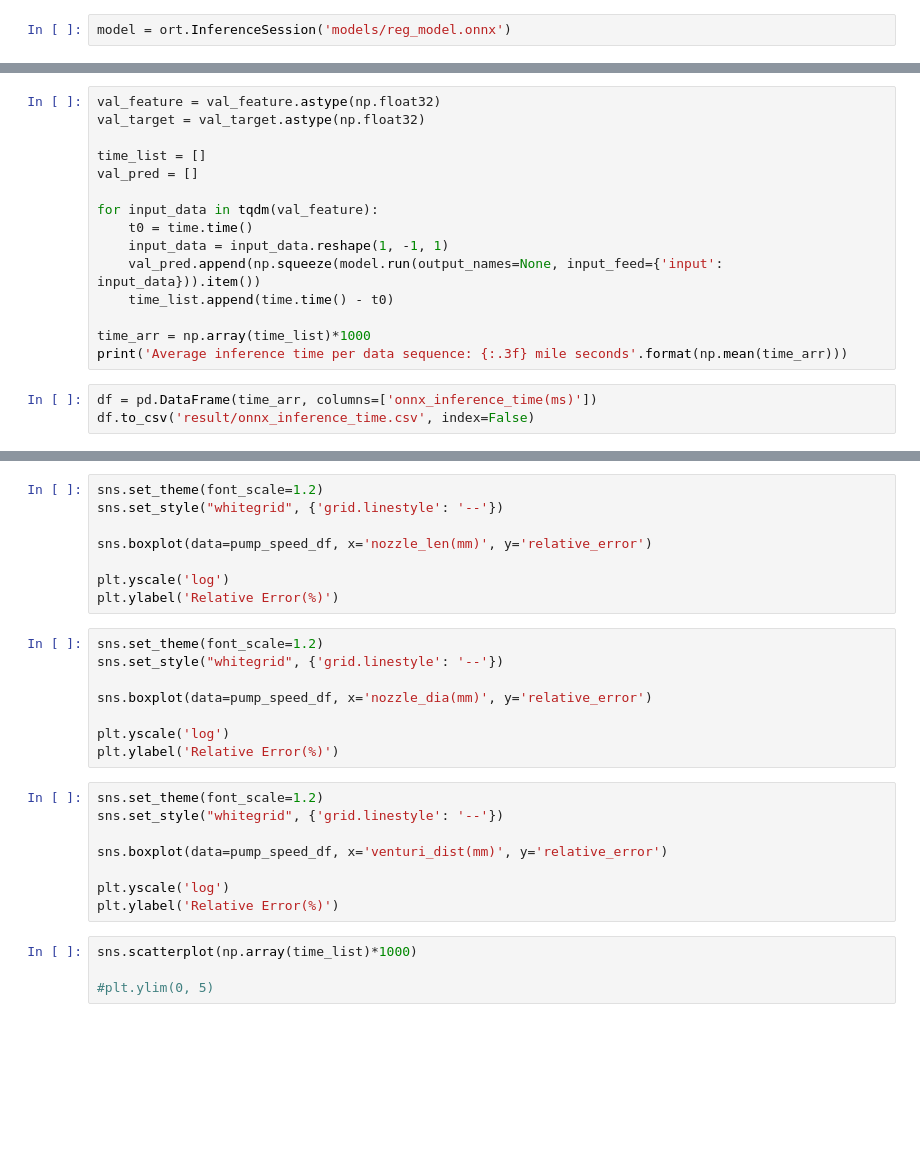
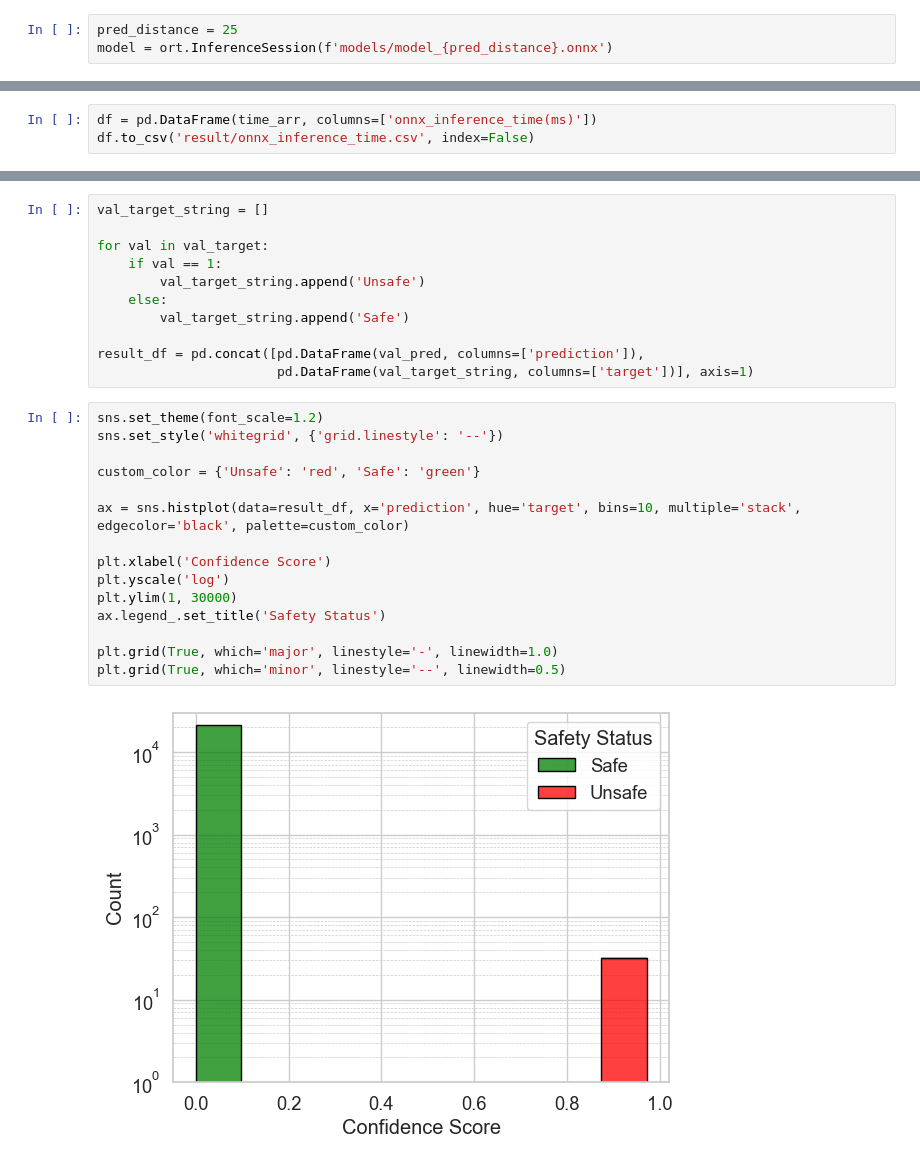
Before and after one commit to jinbeomjeong/forecast_pile_driver_load, a Jupyter notebook: analysis_onnx_model.ipynb, the cells around one changed output, grey strips where cells are left out. Saved outputs shown, nothing was run; the diff lists cells and outputs as text; blank space fills up the shorter version.

```diff
--- a/analysis_onnx_model.ipynb
+++ b/analysis_onnx_model.ipynb
@@ -9,5 +13,6 @@ from tqdm.notebook import tqdm
 # %%
-model = ort.InferenceSession('models/reg_model.onnx')
+pred_distance = 25
+model = ort.InferenceSession(f'models/model_{pred_distance}.onnx')
 # %%
 train_data = load_logging_data(data_root_path='data/train')
 val_data = load_logging_data(data_root_path='data/val')
@@ -93,18 +114,3 @@ print('Average inference time per data sequence: {:.3f} mile seconds'.format(np.
-# %%
-val_feature = val_feature.astype(np.float32)
-val_target = val_target.astype(np.float32)
-
-time_list = []
-val_pred = []
-
-for input_data in tqdm(val_feature):
-    t0 = time.time()
-    input_data = input_data.reshape(1, -1, 1)
-    val_pred.append(np.squeeze(model.run(output_names=None, input_feed={'input': input_data})).item())
-    time_list.append(time.time() - t0)
-
-time_arr = np.array(time_list)*1000
-print('Average inference time per data sequence: {:.3f} mile seconds'.format(np.mean(time_arr)))
 # %%
 df = pd.DataFrame(time_arr, columns=['onnx_inference_time(ms)'])
 df.to_csv('result/onnx_inference_time.csv', index=False)
@@ -166,28 +117,28 @@ plt.ylabel('Relative Error(%)')
-# %%
-sns.set_theme(font_scale=1.2)
-sns.set_style("whitegrid", {'grid.linestyle': '--'})
-
-sns.boxplot(data=pump_speed_df, x='nozzle_len(mm)', y='relative_error')
-
-plt.yscale('log')
-plt.ylabel('Relative Error(%)')
-# %%
-sns.set_theme(font_scale=1.2)
-sns.set_style("whitegrid", {'grid.linestyle': '--'})
-
-sns.boxplot(data=pump_speed_df, x='nozzle_dia(mm)', y='relative_error')
-
-plt.yscale('log')
-plt.ylabel('Relative Error(%)')
-# %%
-sns.set_theme(font_scale=1.2)
-sns.set_style("whitegrid", {'grid.linestyle': '--'})
-
-sns.boxplot(data=pump_speed_df, x='venturi_dist(mm)', y='relative_error')
-
-plt.yscale('log')
-plt.ylabel('Relative Error(%)')
-# %%
-sns.scatterplot(np.array(time_list)*1000)
-
-#plt.ylim(0, 5)
+# %%
+val_target_string = []
+
+for val in val_target:
+    if val == 1:
+        val_target_string.append('Unsafe')
+    else:
+        val_target_string.append('Safe')
+
+result_df = pd.concat([pd.DataFrame(val_pred, columns=['prediction']),
+                       pd.DataFrame(val_target_string, columns=['target'])], axis=1)
+# %%
+sns.set_theme(font_scale=1.2)
+sns.set_style('whitegrid', {'grid.linestyle': '--'})
+
+custom_color = {'Unsafe': 'red', 'Safe': 'green'}
+
+ax = sns.histplot(data=result_df, x='prediction', hue='target', bins=10, multiple='stack', edgecolor='black', palette=custom_color)
+
+plt.xlabel('Confidence Score')
+plt.yscale('log')
+plt.ylim(1, 30000)
+ax.legend_.set_title('Safety Status')
+
+plt.grid(True, which='major', linestyle='-', linewidth=1.0)
+plt.grid(True, which='minor', linestyle='--', linewidth=0.5)
+# %% [output]
+[figure, added]
```
Also changed, not shown: parts of 21 cells of this notebook, 4 other files.
